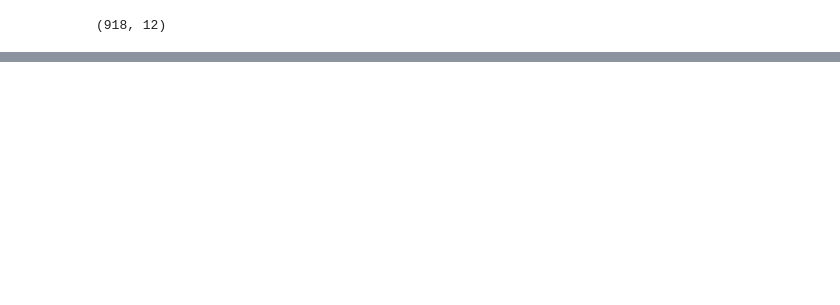
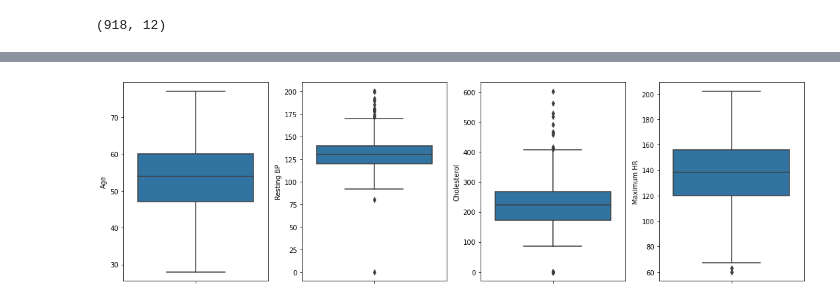
Before and after one commit to Soundarajan-Subramani/Analytics-Hub, a Jupyter notebook: Heart Attack Prediction.ipynb, the cells around one changed output, grey strips where cells are left out. Cells and saved outputs as stored; diff of their text form; code cells hidden in the pictures; blank space fills up the shorter version.

```diff
--- a/Heart Attack Prediction.ipynb
+++ b/Heart Attack Prediction.ipynb
@@ -124,0 +125,12 @@ df[num].describe().T
+# %%
+# checking boxplots of few variables
+
+col = ["Age","Resting BP","Cholesterol","Maximum HR"]
+
+plt.figure(figsize=(15,4.5))
+for i in range(len(col)):
+    plt.subplot(1,4,i+1)
+    sns.boxplot(y=df[col[i]])
+    plt.tight_layout()
+# %% [output]
+[figure, added]
```
Also changed, not shown: parts of 33 cells of this notebook.
